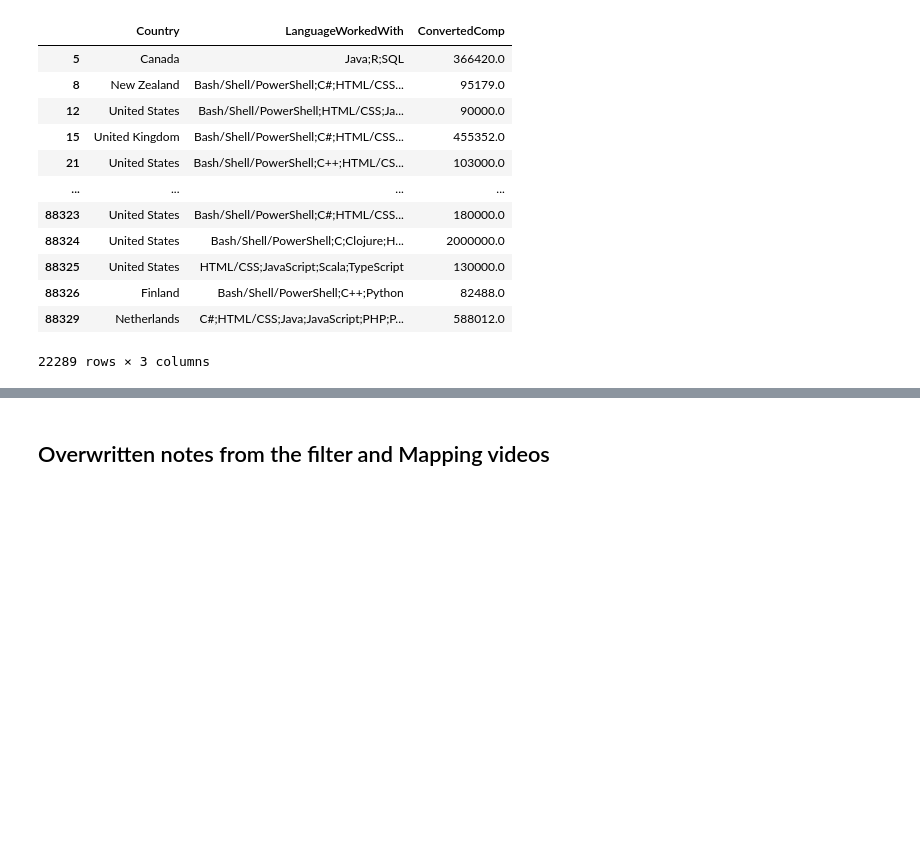
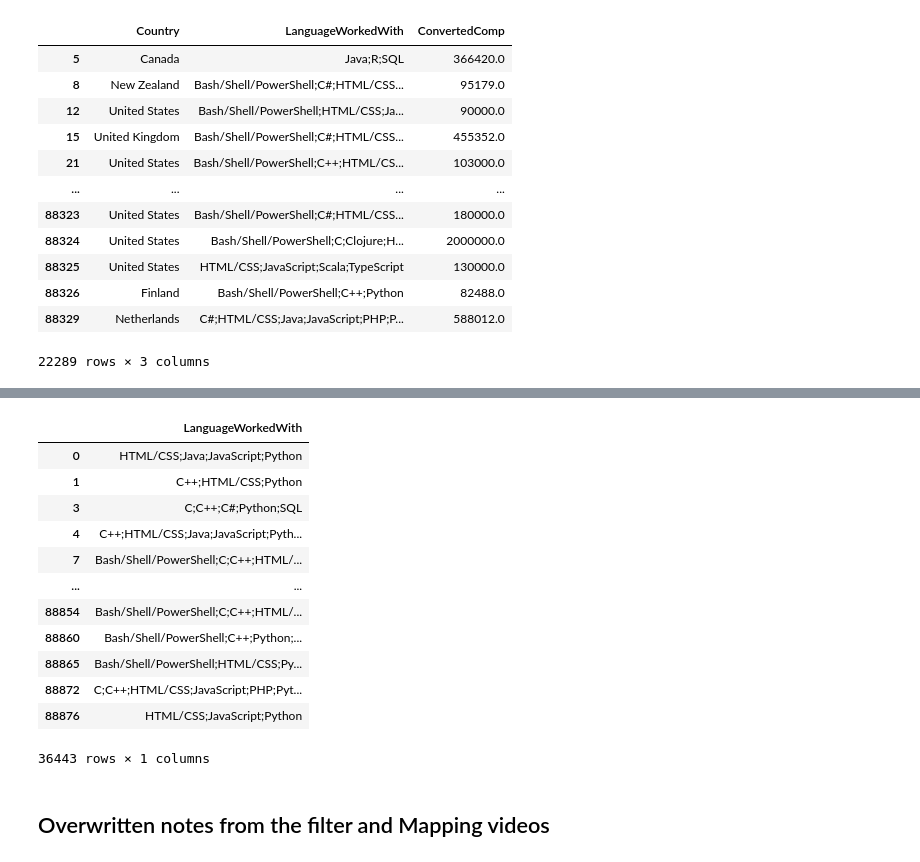
Before and after one commit to jonaspau/jupyter_tutorial, a Jupyter notebook: pandas-tutorial/pandas_tutorial.ipynb, the cells around one changed output, grey strips where cells are left out. Saved outputs shown, nothing was run; the diff lists cells and outputs as text; code cells hidden in the pictures; blank space fills up the shorter version.

```diff
--- a/pandas-tutorial/pandas_tutorial.ipynb
+++ b/pandas-tutorial/pandas_tutorial.ipynb
@@ -443,2 +463,19 @@ df.loc[high_sal, ["Country", "LanguageWorkedWith", "ConvertedComp"]]
+# %%
+f2 = df["LanguageWorkedWith"].str.contains("Python", na=False)
+df.loc[f2, ["LanguageWorkedWith"]]
+# %% [output]
+|  | LanguageWorkedWith |
+| 0 | HTML/CSS;Java;JavaScript;Python |
+| 1 | C++;HTML/CSS;Python |
+| 3 | C;C++;C#;Python;SQL |
+| 4 | C++;HTML/CSS;Java;JavaScript;Pyth... |
+| 7 | Bash/Shell/PowerShell;C;C++;HTML/... |
+| ... | ... |
+| 88854 | Bash/Shell/PowerShell;C;C++;HTML/... |
+| 88860 | Bash/Shell/PowerShell;C++;Python;... |
+| 88865 | Bash/Shell/PowerShell;HTML/CSS;Py... |
+| 88872 | C;C++;HTML/CSS;JavaScript;PHP;Pyt... |
+| 88876 | HTML/CSS;JavaScript;Python |
+36443 rows × 1 columns
 # %% [markdown]
 ## Overwritten notes from the filter and Mapping videos
```
Also changed, not shown: parts of 2 cells of this notebook.
